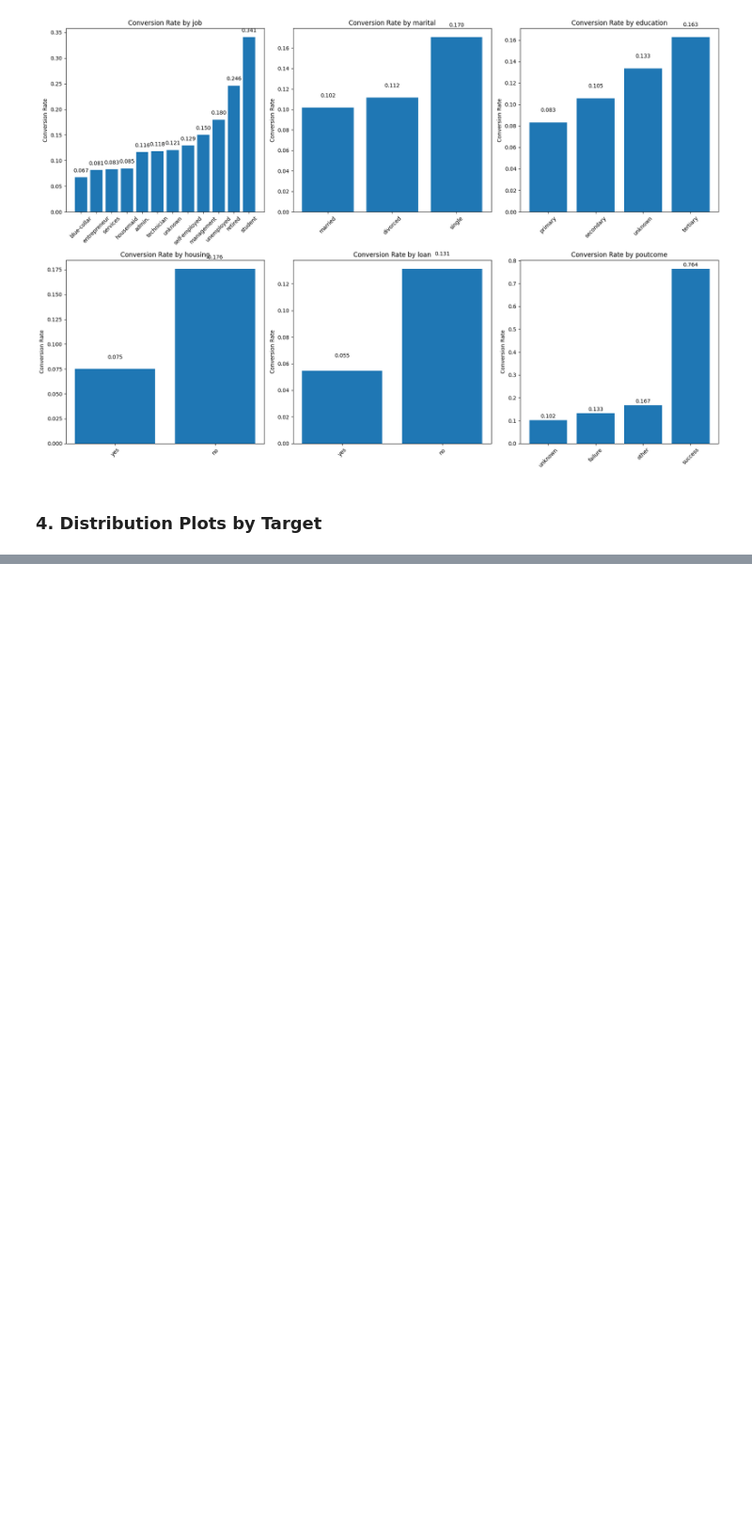
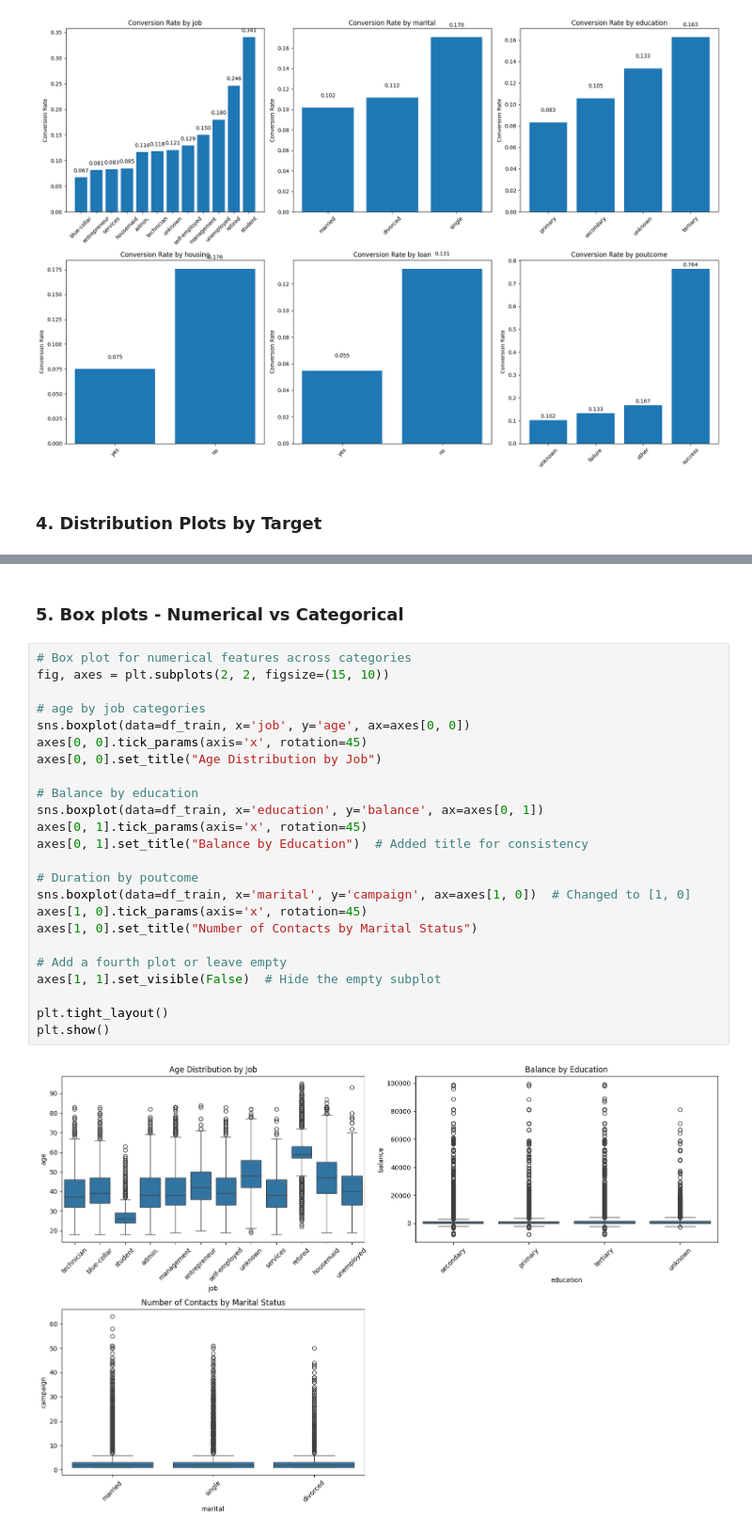
Before and after one commit to himu0023/Bank-Client-Subscription, a Jupyter notebook: code.ipynb, the cells around one changed output, grey strips where cells are left out. Shown at 94% size. Drawn from its saved outputs; the diff is of its cells as text; blank space fills up the shorter version.

```diff
--- a/code.ipynb
+++ b/code.ipynb
@@ -201,0 +205,28 @@ for i, col in enumerate(numerical_features):
+# %% [markdown]
+### 5. Box plots - Numerical vs Categorical
+# %%
+# Box plot for numerical features across categories
+fig, axes = plt.subplots(2, 2, figsize=(15, 10))
+
+# age by job categories
+sns.boxplot(data=df_train, x='job', y='age', ax=axes[0, 0])
+axes[0, 0].tick_params(axis='x', rotation=45)
+axes[0, 0].set_title("Age Distribution by Job")
+
+# Balance by education
+sns.boxplot(data=df_train, x='education', y='balance', ax=axes[0, 1])
+axes[0, 1].tick_params(axis='x', rotation=45)
+axes[0, 1].set_title("Balance by Education")  # Added title for consistency
+
+# Duration by poutcome
+sns.boxplot(data=df_train, x='marital', y='campaign', ax=axes[1, 0])  # Changed to [1, 0]
+axes[1, 0].tick_params(axis='x', rotation=45)
+axes[1, 0].set_title("Number of Contacts by Marital Status")
+
+# Add a fourth plot or leave empty
+axes[1, 1].set_visible(False)  # Hide the empty subplot
+
+plt.tight_layout()
+plt.show()
+# %% [output]
+[figure, added]
```
Also changed, not shown: parts of 10 cells of this notebook.
